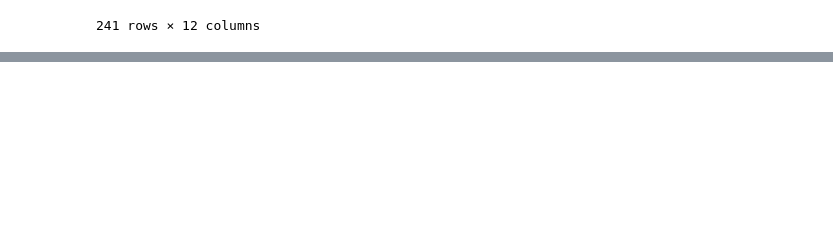
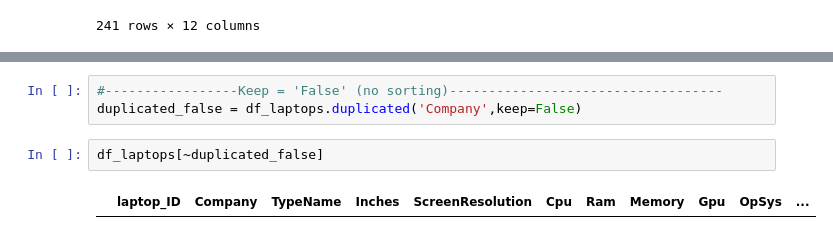
Before and after one commit to DiilaNa/Data_Science_with-Pandas, a Jupyter notebook: Project-1/FilterDataWithPandas.ipynb, the cells around one changed output, grey strips where cells are left out. Saved outputs shown, nothing was run; the diff lists cells and outputs as text; blank space fills up the shorter version.

```diff
--- a/Project-1/FilterDataWithPandas.ipynb
+++ b/Project-1/FilterDataWithPandas.ipynb
@@ -252,0 +402,7 @@ df_laptops[filter1 & filter2]
+# %%
+#-----------------Keep = 'False' (no sorting)-----------------------------------
+duplicated_false = df_laptops.duplicated('Company',keep=False)
+# %%
+df_laptops[~duplicated_false]
+# %% [output]
+|  | laptop_ID | Company | TypeName | Inches | ScreenResolution | Cpu | Ram | Memory | Gpu | OpSys | ... |
```
Also changed, not shown: parts of 11 cells of this notebook.
